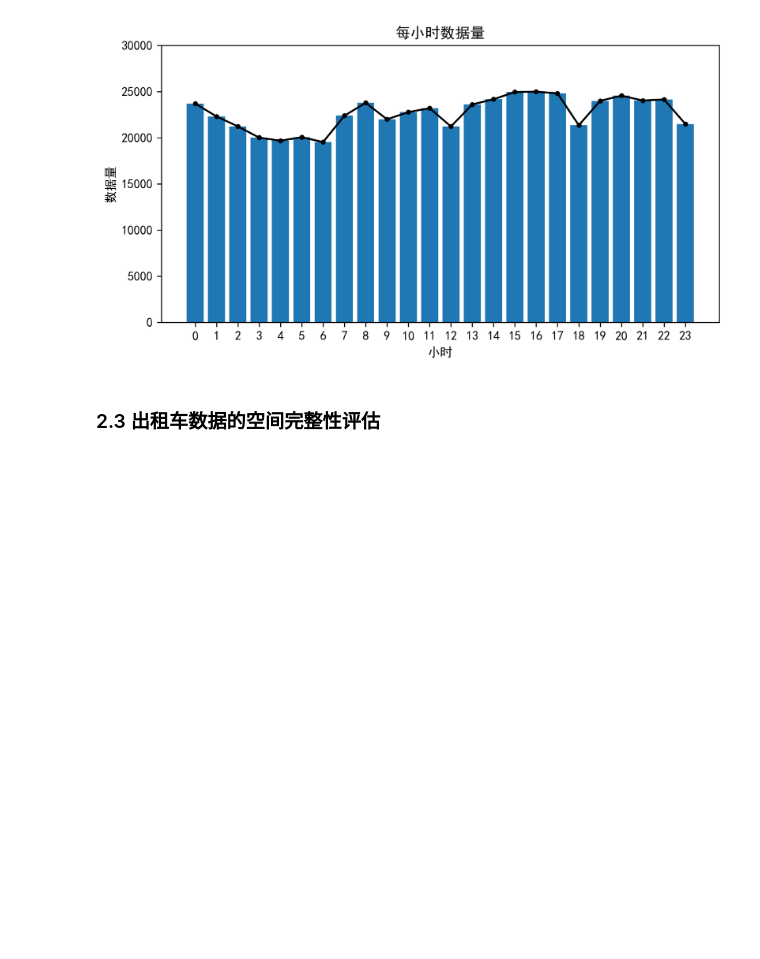
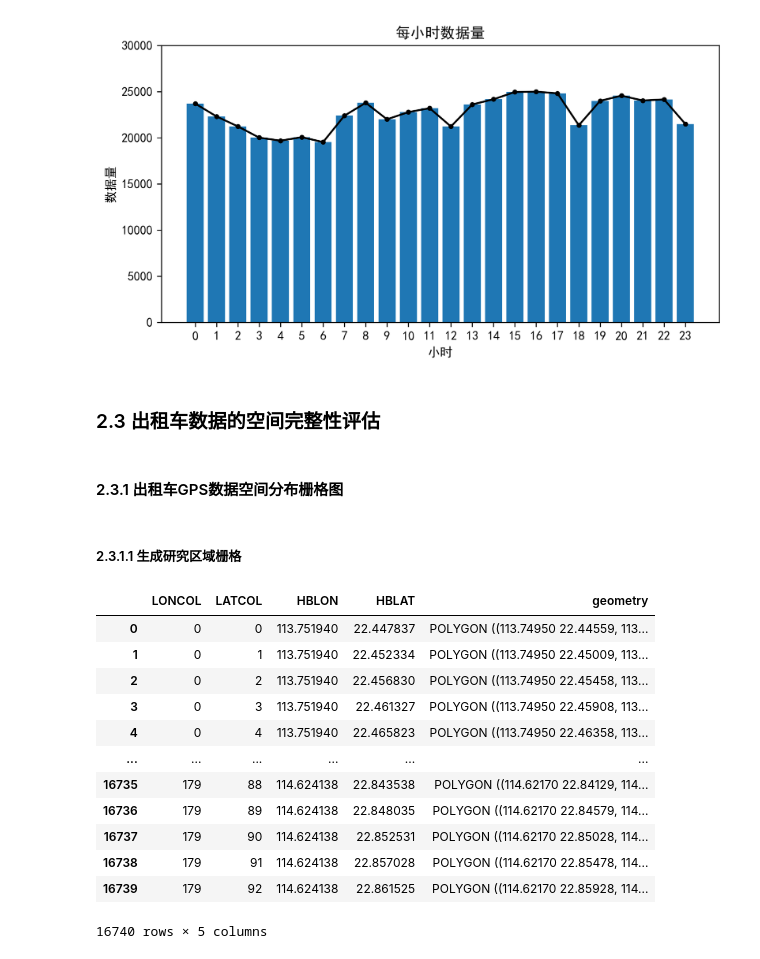
Before and after one commit to raingrain/evaluation-and-analysis-of-gps-data-for-taxi-in-shenzhen, a Jupyter notebook: src/main.ipynb, the cells around one changed output. Saved outputs shown, nothing was run; the diff lists cells and outputs as text; code cells hidden in the pictures; blank space fills up the shorter version.

```diff
--- a/src/main.ipynb
+++ b/src/main.ipynb
@@ -210,3 +211,79 @@ plt.show()
 [figure]
 # %% [markdown]
 ### 2.3 出租车数据的空间完整性评估
+# %% [markdown]
+#### 2.3.1 出租车GPS数据空间分布栅格图
+# %% [markdown]
+##### 2.3.1.1 生成研究区域栅格
+# %%
+# 读取shp格式地理数据文件，读.shp
+sz = gpd.GeoDataFrame.from_file(r'./assets/data/sz/sz.shp', encoding='utf8')
+# 定义研究范围与栅格大学，计算△log与△lat
+# 划定栅格划分范围
+lon1 = 113.75194
+lon2 = 114.624187
+lat1 = 22.447837
+lat2 = 22.864748
+# 取得左下角的经纬度
+latStart = min(lat1, lat2)
+lonStart = min(lon1, lon2)
+# 定义栅格大小，单位为米
+accuracy = 500
+# 计算栅格的经纬度增加量大小△Lon和△Lat，地球半径取6371004米
+deltaLon = accuracy * 360 / (2 * math.pi * 6371004 * math.cos((lat1 + lat2) * math.pi / 360))
+deltaLat = accuracy * 360 / (2 * math.pi * 6371004)
+# 计算每个栅格的四个顶点坐标，循环生成栅格，生成整个研究范围的栅格
+# 定义空的GeoDataFrame表，再往里加栅格
+data = gpd.GeoDataFrame()
+# 定义空的list，后面循环一次就往里面加东西
+LONCOL_list = []
+LATCOL_list = []
+geometry_list = []
+HBLON_list = []
+HBLAT_list = []
+# 计算行列要生成的栅格数量
+# lon方向是lonsnum个栅格
+lonsnum = int((lon2 - lon1) / deltaLon) + 1
+# lat方向是latsnum个栅格
+latsnum = int((lat2 - lat1) / deltaLat) + 1
+for i in range(lonsnum):
+    for j in range(latsnum):
+        #第i列，第j行的栅格中心点坐标
+        HBLON = i * deltaLon + lonStart
+        HBLAT = j * deltaLat + latStart
+        #用周围的栅格推算三个顶点的位置
+        HBLON_1 = (i + 1) * deltaLon + lonStart
+        HBLAT_1 = (j + 1) * deltaLat + latStart
+        #生成栅格的Polygon形状
+        grid_ij = Polygon([
+            (HBLON - deltaLon / 2, HBLAT - deltaLat / 2),
+            (HBLON_1 - deltaLon / 2, HBLAT - deltaLat / 2),
+            (HBLON_1 - deltaLon / 2, HBLAT_1 - deltaLat / 2),
+            (HBLON - deltaLon / 2, HBLAT_1 - deltaLat / 2)])
+        #把生成的数据都加入到前面定义的空list里面
+        LONCOL_list.append(i)
+        LATCOL_list.append(j)
+        HBLON_list.append(HBLON)
+        HBLAT_list.append(HBLAT)
+        geometry_list.append(grid_ij)
+# 为geopandas文件的每一列赋值为刚刚的list
+data['LONCOL'] = LONCOL_list
+data['LATCOL'] = LATCOL_list
+data['HBLON'] = HBLON_list
+data['HBLAT'] = HBLAT_list
+data['geometry'] = geometry_list
+data
+# %% [output]
+|  | LONCOL | LATCOL | HBLON | HBLAT | geometry |
+| 0 | 0 | 0 | 113.751940 | 22.447837 | POLYGON ((113.74950 22.44559, 113... |
+| 1 | 0 | 1 | 113.751940 | 22.452334 | POLYGON ((113.74950 22.45009, 113... |
+| 2 | 0 | 2 | 113.751940 | 22.456830 | POLYGON ((113.74950 22.45458, 113... |
+| 3 | 0 | 3 | 113.751940 | 22.461327 | POLYGON ((113.74950 22.45908, 113... |
+| 4 | 0 | 4 | 113.751940 | 22.465823 | POLYGON ((113.74950 22.46358, 113... |
+| ... | ... | ... | ... | ... | ... |
+| 16735 | 179 | 88 | 114.624138 | 22.843538 | POLYGON ((114.62170 22.84129, 114... |
+| 16736 | 179 | 89 | 114.624138 | 22.848035 | POLYGON ((114.62170 22.84579, 114... |
+| 16737 | 179 | 90 | 114.624138 | 22.852531 | POLYGON ((114.62170 22.85028, 114... |
+| 16738 | 179 | 91 | 114.624138 | 22.857028 | POLYGON ((114.62170 22.85478, 114... |
+| 16739 | 179 | 92 | 114.624138 | 22.861525 | POLYGON ((114.62170 22.85928, 114... |
+16740 rows × 5 columns
```
Also changed, not shown: parts of 10 cells of this notebook, 5 other files.
